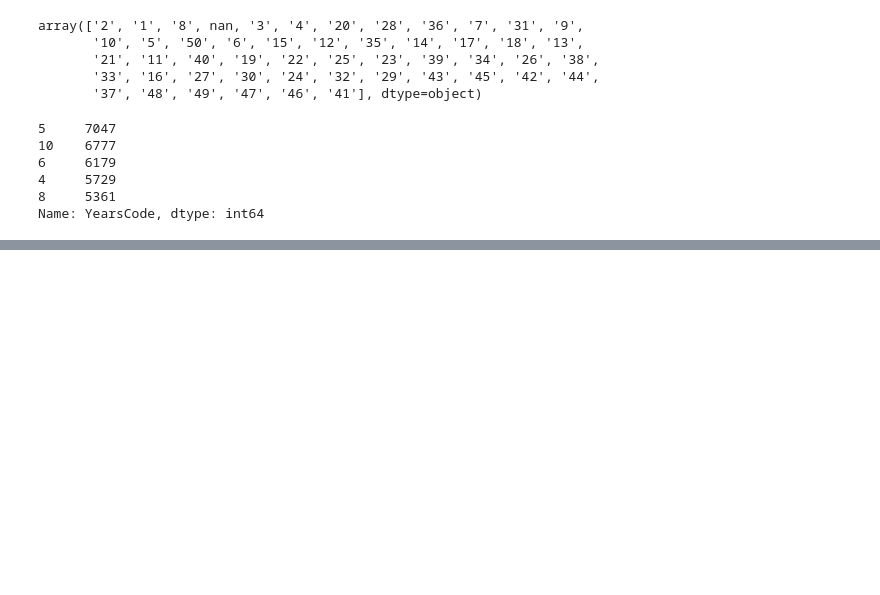
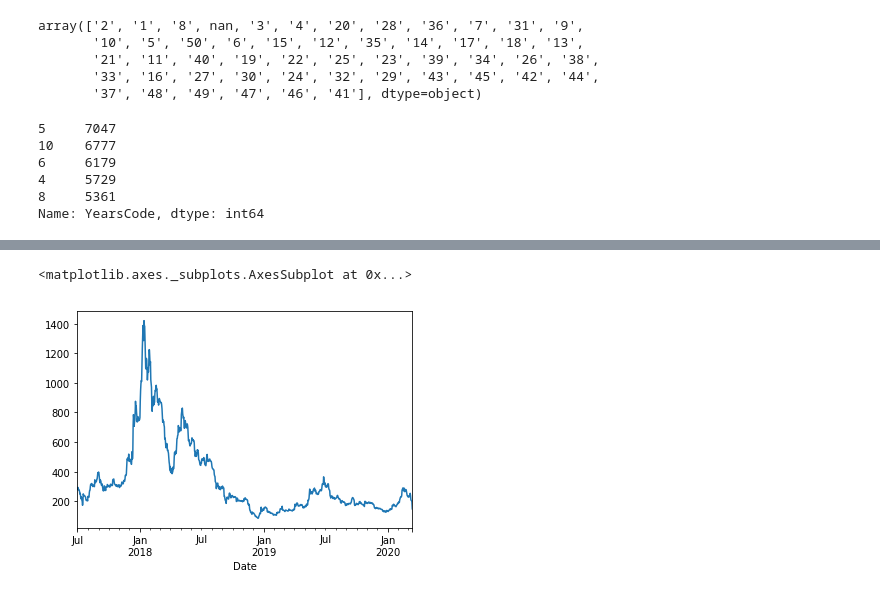
Before and after one commit to Martloni/Data_analysis, a Jupyter notebook: pyplot_matplotlib_and_pandas_notes.ipynb, the cells around one changed output, grey strips where cells are left out. Saved outputs shown, nothing was run; the diff lists cells and outputs as text; code cells hidden in the pictures; blank space fills up the shorter version.

Commit message:
Using pyplot, matplotlib, pandas to parse and get information from data

```diff
--- a/pyplot_matplotlib_and_pandas_notes.ipynb
+++ b/pyplot_matplotlib_and_pandas_notes.ipynb
@@ -1246,0 +1283,4 @@ Name: YearsCode, dtype: int64
+# %%
+#Another way to change your date string into python datetime object
+d_parser = lambda x: pd.datetime.strptime(x, '%Y-%m-%d %I-%p')
+crypto_df = pd.read_csv('./ETH_1h.csv', parse_dates=['Date'], date_parser=d_parser)
@@ -1246,0 +1296,3 @@ Name: YearsCode, dtype: int64
+# %%
+print(crypto_df['Date'].dt.day_name().head())
+crypto_df['Day_of_week'] = crypto_df['Date'].dt.day_name()
@@ -1246,0 +1446,4 @@ Name: YearsCode, dtype: int64
+# %%
+highs = crypto_df['High'].resample('D').max()#resample by days. This gives the low values for each month
+print(highs.head())
+highs['2020-01-01']
@@ -1246,0 +1462,5 @@ Name: YearsCode, dtype: int64
+# %%
+highs.plot()
+# %% [output]
+<matplotlib.axes._subplots.AxesSubplot at 0x...>
+[figure, added]
```
Also changed, not shown: parts of 33 cells of this notebook.
